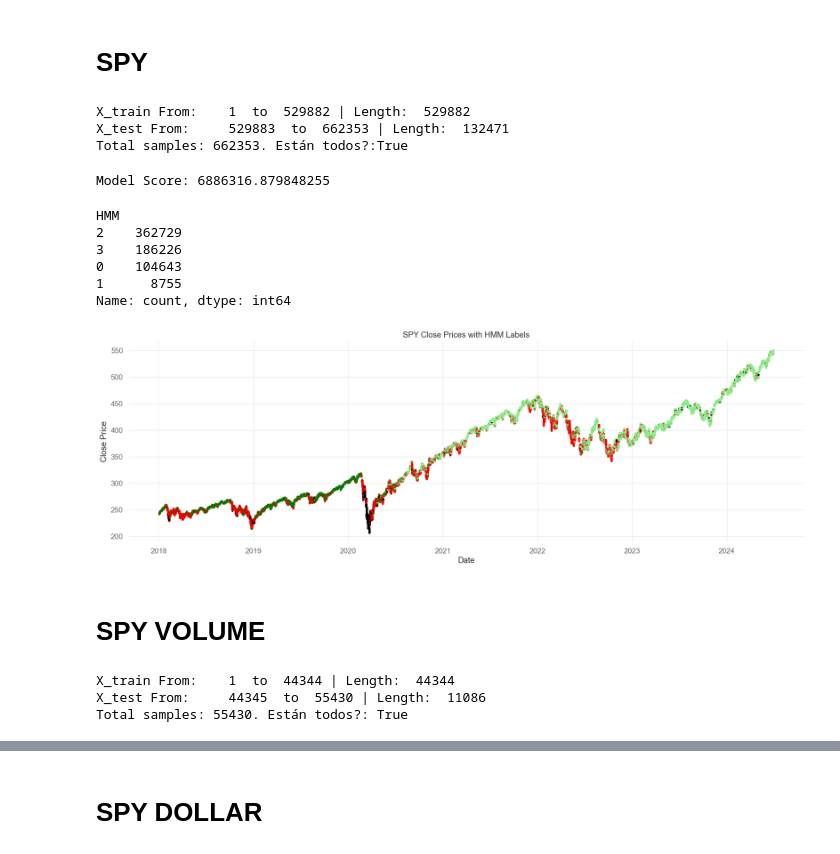
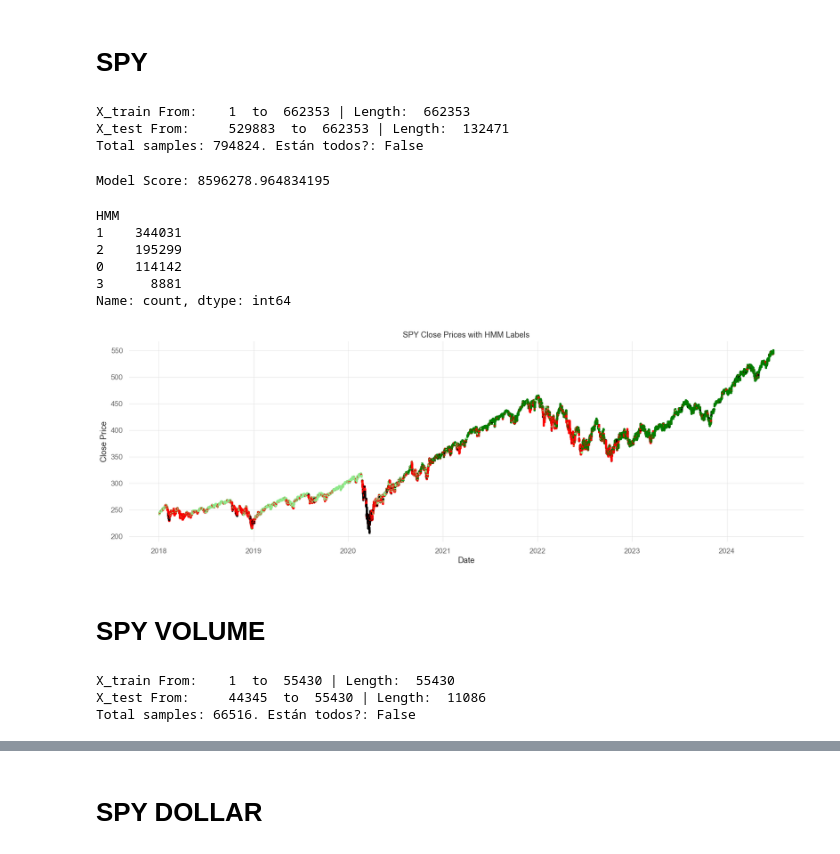
Before and after one commit to alexdlp/math_tfm, a Jupyter notebook: 05_meta_labeling/01_hmm.ipynb, the cells around one changed output, grey strips where cells are left out. Cells and saved outputs as stored; diff of their text form; code cells hidden in the pictures.

Commit message:
casi todo ejecutado. faltan las señales ppo sobre btc original

```diff
--- a/05_meta_labeling/01_hmm.ipynb
+++ b/05_meta_labeling/01_hmm.ipynb
@@ -46,30 +46,30 @@ btc_volume_imb["range"] = (btc_volume_imb["high"] / btc_volume_imb["low"])-1
 # SPY
 # %%
 percent_80 = int(len(spy_data)*0.8)
-X_train = spy_data[["log_returns", "range"]].iloc[:percent_80]
+X_train = spy_data[["log_returns", "range"]]#.iloc[:percent_80]
 X_test = spy_data[["log_returns", "range"]].iloc[percent_80:]
 
 print("X_train From:\t", X_train.index[0] , ' to ', X_train.index[-1] ,"| Length: ", len(X_train))
 print("X_test From:\t", X_test.index[0] , ' to ', X_test.index[-1] ,"| Length: ", len(X_test))
 print(f"Total samples: {len(X_train)+ len(X_test)}. Están todos?: {len(X_train)+ len(X_test) == len(spy_data) }")
 # %% [output]
-X_train From:    1  to  529882 | Length:  529882
+X_train From:    1  to  662353 | Length:  662353
 X_test From:     529883  to  662353 | Length:  132471
-Total samples: 662353. Están todos?:True
+Total samples: 794824. Están todos?: False
 # %%
 # Train Model
 hmm_model = GaussianHMM(n_components=4, covariance_type = 'full',n_iter = 1000).fit(X_train)
 print("Model Score:", hmm_model.score(X_train))
 # %% [output]
-Model Score: 6886316.879848255
+Model Score: 8596278.964834195
 # %%
 spy_data['HMM'] = hmm_model.predict(spy_data[["log_returns", "range"]])
 # %%
 spy_data['HMM'].value_counts()
 # %% [output]
 HMM
-2    362729
-3    186226
-0    104643
-1      8755
+1    344031
+2    195299
+0    114142
+3      8881
 Name: count, dtype: int64
@@ -76,46 +79,46 @@ Name: count, dtype: int64
 # %%
 # Convertir 'date' a datetime si es necesario
 spy_data['date'] = pd.to_datetime(spy_data['date'])
 
 # Mapa de colores según los valores de HMM
 label_color_map = {
     0: 'red',
-    1: 'black',
+    1: 'green',
     2: 'lightgreen',
-    3: 'green'
+    3: 'black'
 }
 
 # Obtener los colores para cada punto en función de la columna HMM
 colors = spy_data['HMM'].map(label_color_map)
 
 # Crear la gráfica
 plt.figure(figsize=(20, 6))
 plt.scatter(spy_data['date'], spy_data['close'], c=colors, s=5)
 
 # Añadir etiquetas y título
 plt.xlabel('Date')
 plt.ylabel('Close Price')
 plt.title('SPY Close Prices with HMM Labels')
 plt.grid(True)
 
 # Mostrar la gráfica
 plt.show()
 # %% [output]
-[figure, old version]
+[figure, new version]
 # %% [markdown]
 # SPY VOLUME
 # %%
 percent_80 = int(len(spy_volume_imb)*0.8)
-X_train = spy_volume_imb[["log_returns", "range"]].iloc[:percent_80]
+X_train = spy_volume_imb[["log_returns", "range"]]#.iloc[:percent_80]
 X_test = spy_volume_imb[["log_returns", "range"]].iloc[percent_80:]
 
 print("X_train From:\t", X_train.index[0] , ' to ', X_train.index[-1] ,"| Length: ", len(X_train))
 print("X_test From:\t", X_test.index[0] , ' to ', X_test.index[-1] ,"| Length: ", len(X_test))
 print(f"Total samples: {len(X_train)+ len(X_test)}. Están todos?: {len(X_train)+ len(X_test) == len(spy_volume_imb) }")
 # %% [output]
-X_train From:    1  to  44344 | Length:  44344
+X_train From:    1  to  55430 | Length:  55430
 X_test From:     44345  to  55430 | Length:  11086
-Total samples: 55430. Están todos?: True
+Total samples: 66516. Están todos?: False
 # %%
 # Train Model
 hmm_model = GaussianHMM(n_components=4, covariance_type = 'full',n_iter = 1000).fit(X_train)
```
Also changed, not shown: parts of 24 cells of this notebook, 58 other files.
